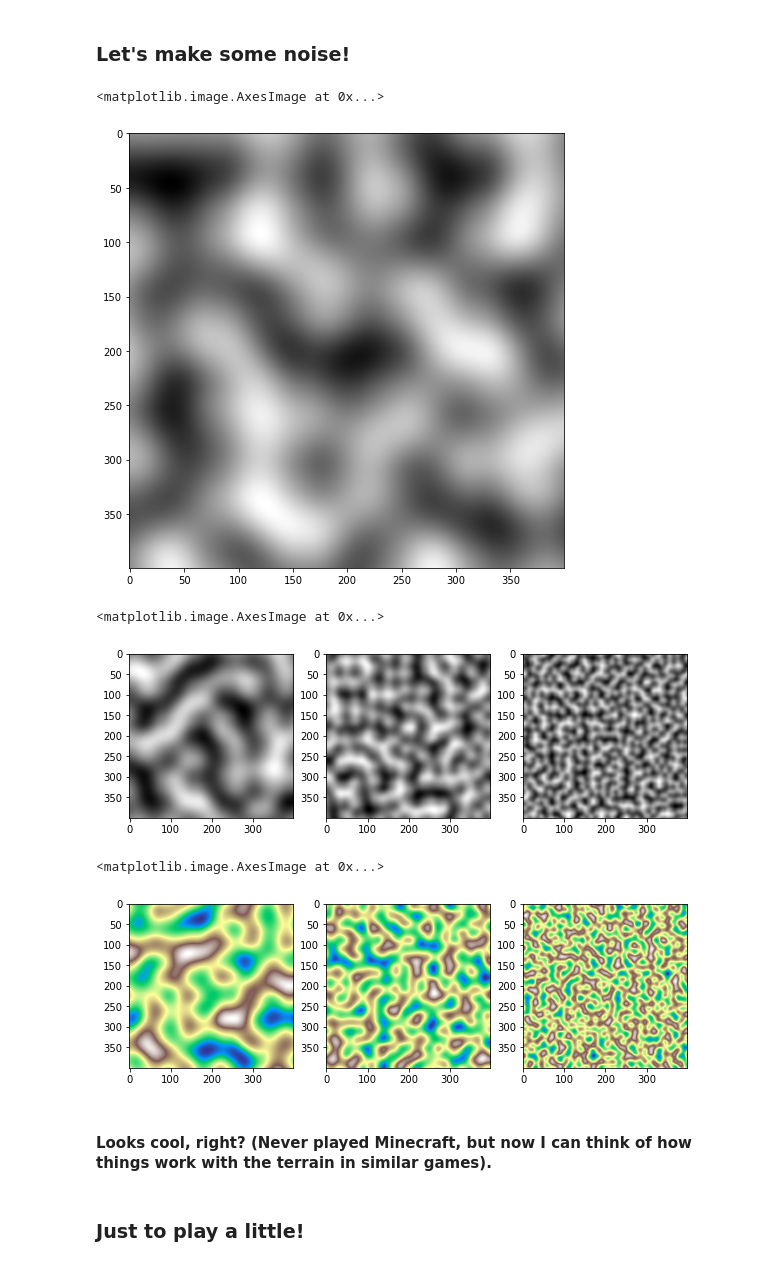
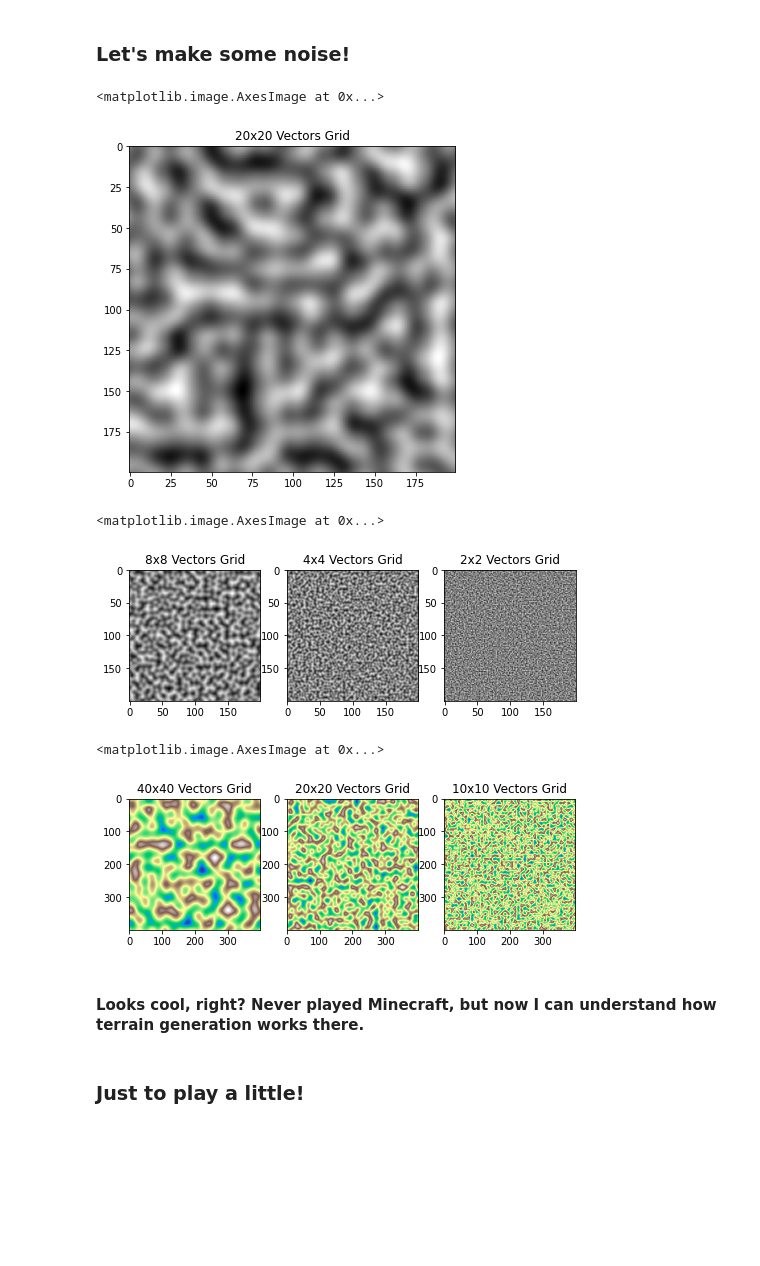
Before and after one commit to faeron8/Perlin-Noise-Research-2022, a Jupyter notebook: Perlin_noise.ipynb, the cells around one changed output. Cells and saved outputs as stored; diff of their text form; code cells hidden in the pictures; blank space fills up the shorter version.

```diff
--- a/Perlin_noise.ipynb
+++ b/Perlin_noise.ipynb
@@ -81,15 +86,16 @@ plt.plot(range(1000),normal_rand, color="#5b34eb")
 #and the generated values are to their set boundaries.
 
 perlin_rand = []
-old = 0
-moment = 0
-mom = []
+old_value = 0
+momentum = 0
+momentum_list = []
 for i in range(1000):
-    moment += (random.random()-0.5) + ((-(moment**3))/100) + ((-(old**3))/10**7)
-    old = old + moment
-    perlin_rand.append(old)
-    mom.append(moment)
+    momentum += (random.random()-0.5) + ((-(momentum**3))/100) + ((-(old_value**3))/10**7)
+    old_value = old_value + momentum
+    perlin_rand.append(old_value)
+    momentum_list.append(momentum)
 plt.rcParams["figure.figsize"] = (6,4)
+plt.title("Perlin Noise")
 plt.plot(range(1000),perlin_rand, color="#5b34eb")
 # %% [output]
 [<matplotlib.lines.Line2D at 0x...>]
@@ -215,57 +235,62 @@ def generate_2D_perlin_noise(size, ns):
 # %% [markdown]
 ### Let's make some noise!
 # %%
-img1 = generate_2D_perlin_noise(400, 80)
-plt.rcParams["figure.figsize"] = (10,8)
+'''Starting with an image of size 200x200,
+filled with noise, generated by 20x20 vectors grid'''
+
+img1 = generate_2D_perlin_noise(200, 20)
+plt.rcParams["figure.figsize"] = (8,6)
+plt.title("20x20 Vectors Grid")
 plt.imshow(img1, cmap='gray')
 # %% [output]
 <matplotlib.image.AxesImage at 0x...>
-[figure, old version]
+[figure, new version]
 # %%
-'''
-Now let's tweak the size of the array
-and the distance between the nodes,
-to change the granularity and plot
-different variations of Perlin noise.
-'''
+'''Testing with different types of grids.'''
 
-img1 = generate_2D_perlin_noise(400, 80)
+img1 = generate_2D_perlin_noise(200, 8)
 plt.subplot(1, 3, 1)
+plt.title("8x8 Vectors Grid")
 plt.imshow(img1, cmap='gray')
 
-img2 = generate_2D_perlin_noise(400, 40)
+img2 = generate_2D_perlin_noise(200, 4)
 plt.subplot(1, 3, 2)
+plt.title("4x4 Vectors Grid")
 plt.imshow(img2, cmap='gray')
 
-img3 = generate_2D_perlin_noise(400, 20)
+img3 = generate_2D_perlin_noise(200, 2)
 plt.subplot(1, 3, 3)
+plt.title("2x2 Vectors Grid")
 plt.imshow(img3, cmap='gray')
 # %% [output]
 <matplotlib.image.AxesImage at 0x...>
-[figure, old version]
+[figure, new version]
 # %%
 '''
-By changing the cmap parameter we can
+By changing the size and the cmap parameter we can
 obtain countless possibilities of how to
 visualize the noise (in this case as terrain).
 '''
 
-img4 = generate_2D_perlin_noise(400, 80)
+img4 = generate_2D_perlin_noise(400, 40)
 plt.subplot(1, 3, 1)
+plt.title("40x40 Vectors Grid")
 plt.imshow(img4, cmap='terrain')
 
-img5 = generate_2D_perlin_noise(400, 40)
+img5 = generate_2D_perlin_noise(400, 20)
 plt.subplot(1, 3, 2)
+plt.title("20x20 Vectors Grid")
 plt.imshow(img5, cmap='terrain')
 
-img6 = generate_2D_perlin_noise(400, 20)
+img6 = generate_2D_perlin_noise(400, 10)
 plt.subplot(1, 3, 3)
+plt.title("10x10 Vectors Grid")
 plt.imshow(img6, cmap='terrain')
 # %% [output]
 <matplotlib.image.AxesImage at 0x...>
-[figure, old version]
+[figure, new version]
 # %% [markdown]
-#### Looks cool, right? (Never played Minecraft, but now I can think of how things work with the terrain in similar games).
+#### Looks cool, right? Never played Minecraft, but now I can understand how terrain generation works there.
 # %% [markdown]
 ### Just to play a little!
 # %%
```
Also changed, not shown: parts of 29 cells of this notebook.
